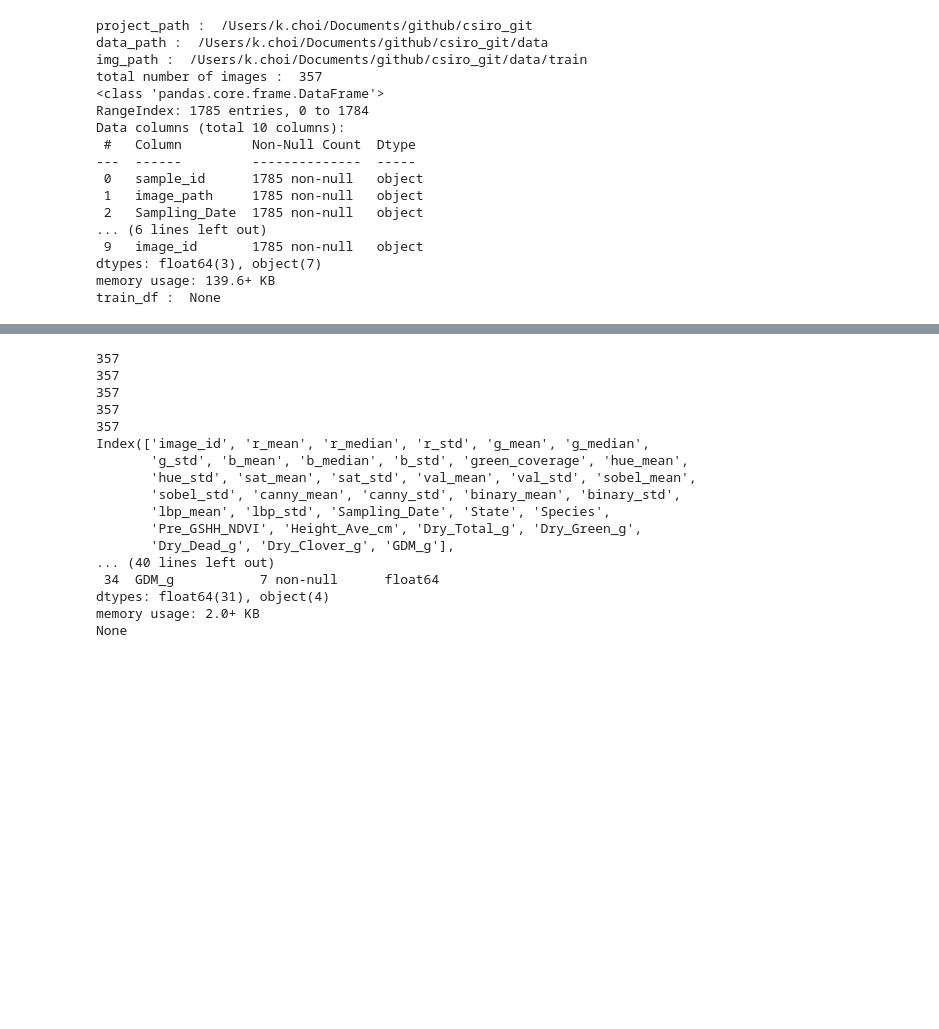
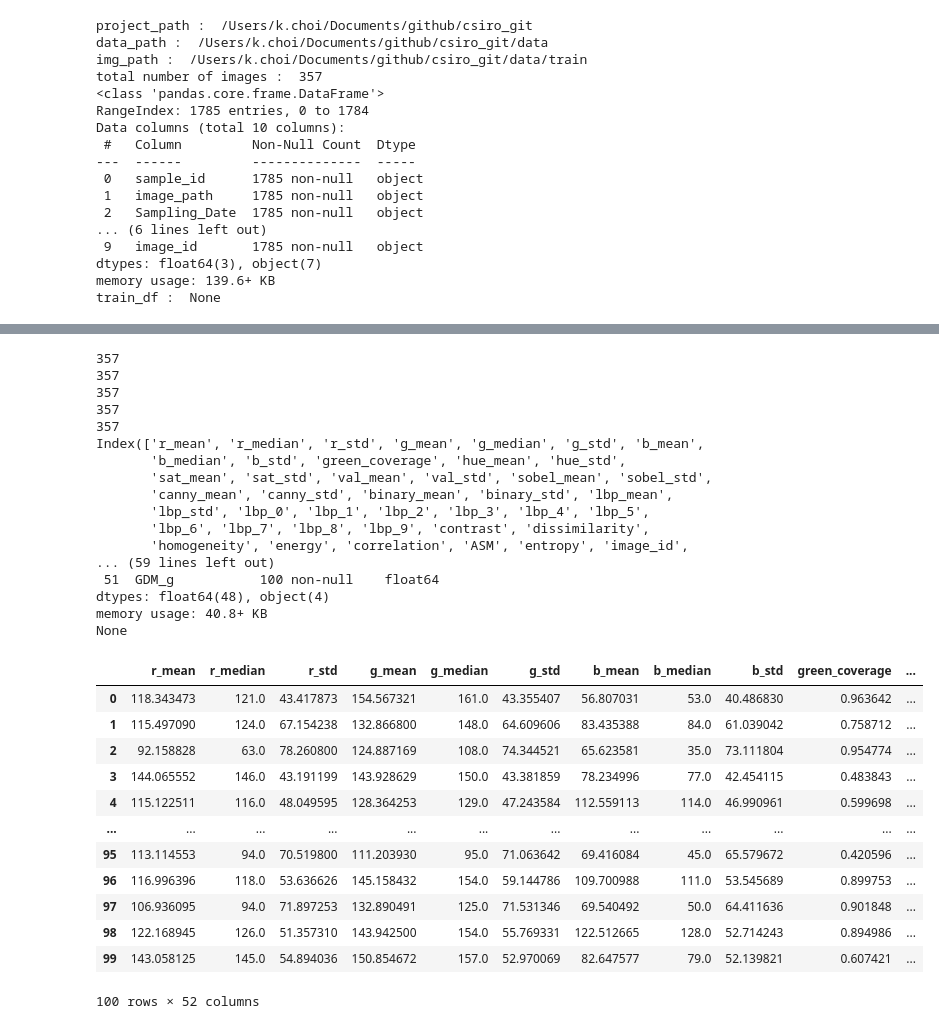
Before and after one commit to khchoi-physik/csiro_biomass, a Jupyter notebook: features_generate.ipynb, the cells around one changed output, grey strips where cells are left out. Drawn from its saved outputs; the diff is of its cells as text; code cells hidden in the pictures; blank space fills up the shorter version.

Commit message:
features extractions and coorelation

```diff
--- a/features_generate.ipynb
+++ b/features_generate.ipynb
@@ -56,9 +78,9 @@ def update_features(path_):
 
     all_features.update(get_rgb_hsv_features(path_))
     all_features.update(get_texture_features(path_))
+    all_features.update(get_glcm_features(path_))
 
     return all_features
-
 
 def get_rgb_hsv_features(path_):
     features = {}
@@ -87,7 +109,7 @@ def get_texture_features(path_):
     sobel_img   = get_sobel(gray_img)
     canny_img   = get_canny(gray_img)
     binary_img  = get_binary(gray_img)
-    lbp_img     = get_lbp(gray_img)
+    lbp_img     = get_lbp(resized_img(gray_img))
 
     features['sobel_mean']  = sobel_img.mean()
     features['sobel_std']   = sobel_img.std(); del sobel_img
@@ -99,9 +121,21 @@ def get_texture_features(path_):
     features['binary_std']  = binary_img.std(); del binary_img
 
     features['lbp_mean']    = lbp_img.mean()
-    features['lbp_std']     = lbp_img.std(); del lbp_img
+    features['lbp_std']     = lbp_img.std()
+
+    nbins       = int(np.unique(lbp_img.ravel()).max()) +1
+    lbp_hist, _ = np.histogram(lbp_img.ravel(), bins=nbins, range=(0, nbins), density=True) ; del lbp_img
+    lbp_list    = lbp_hist/lbp_hist.sum()
+    for i, vals in enumerate(lbp_list):
+        features[f'lbp_{i}'] = vals
 
     return features
+
+def get_glcm_features(path_):
+    gray_img = get_gray(path_)
+    features = get_glcm_prop(resized_img(gray_img))
+
+    return features
 # %%
 project_path = "/Users/k.choi/Documents/github/csiro_git"
 data_path   = os.path.join(project_path, "data")
@@ -151,13 +184,14 @@ for img_path in selected_img_path[:3]:
 # %%
+%%time
+
 features_list = []
 
-for img_path in tqdm(selected_img_path):
+for img_path in tqdm(selected_img_path, desc='features extraction in progress'):
 
     try:
         features = update_features(img_path)
 
         features['image_id'] = Path(img_path).stem
-
         features_list.append(features)
 
     except Exception as e:
@@ -165,5 +199,5 @@ for img_path in tqdm(selected_img_path):
         continue
 
 features_df = pd.DataFrame(features_list)
-cols = ['image_id'] + [ col for col in features_df.columns if col != 'image_id' ]
-features_df = features_df[cols]
+# cols = ['image_id'] + [ col for col in features_df.columns if col != 'image_id' ]
+# features_df = features_df[cols]
@@ -213,21 +254,39 @@ complete_df = pd.merge(complete_df, gdm_df, on='image_id')
 
 print(complete_df.columns)
 print(complete_df.info())
+
+complete_df.to_csv(os.path.join(project_path + '/stats', "complete_df.csv"), index=False)
 # %% [output]
 357
 357
 357
 357
 357
-Index(['image_id', 'r_mean', 'r_median', 'r_std', 'g_mean', 'g_median',
-       'g_std', 'b_mean', 'b_median', 'b_std', 'green_coverage', 'hue_mean',
-       'hue_std', 'sat_mean', 'sat_std', 'val_mean', 'val_std', 'sobel_mean',
-       'sobel_std', 'canny_mean', 'canny_std', 'binary_mean', 'binary_std',
-       'lbp_mean', 'lbp_std', 'Sampling_Date', 'State', 'Species',
-       'Pre_GSHH_NDVI', 'Height_Ave_cm', 'Dry_Total_g', 'Dry_Green_g',
-       'Dry_Dead_g', 'Dry_Clover_g', 'GDM_g'],
-... (40 lines left out)
- 34  GDM_g           7 non-null      float64
-dtypes: float64(31), object(4)
-memory usage: 2.0+ KB
+Index(['r_mean', 'r_median', 'r_std', 'g_mean', 'g_median', 'g_std', 'b_mean',
+       'b_median', 'b_std', 'green_coverage', 'hue_mean', 'hue_std',
+       'sat_mean', 'sat_std', 'val_mean', 'val_std', 'sobel_mean', 'sobel_std',
+       'canny_mean', 'canny_std', 'binary_mean', 'binary_std', 'lbp_mean',
+       'lbp_std', 'lbp_0', 'lbp_1', 'lbp_2', 'lbp_3', 'lbp_4', 'lbp_5',
+       'lbp_6', 'lbp_7', 'lbp_8', 'lbp_9', 'contrast', 'dissimilarity',
+       'homogeneity', 'energy', 'correlation', 'ASM', 'entropy', 'image_id',
+... (59 lines left out)
+ 51  GDM_g           100 non-null    float64
+dtypes: float64(48), object(4)
+memory usage: 40.8+ KB
 None
+# %%
+complete_df
+# %% [output]
+|  | r_mean | r_median | r_std | g_mean | g_median | g_std | b_mean | b_median | b_std | green_coverage | ... |
+| 0 | 118.343473 | 121.0 | 43.417873 | 154.567321 | 161.0 | 43.355407 | 56.807031 | 53.0 | 40.486830 | 0.963642 | ... |
+| 1 | 115.497090 | 124.0 | 67.154238 | 132.866800 | 148.0 | 64.609606 | 83.435388 | 84.0 | 61.039042 | 0.758712 | ... |
+| 2 | 92.158828 | 63.0 | 78.260800 | 124.887169 | 108.0 | 74.344521 | 65.623581 | 35.0 | 73.111804 | 0.954774 | ... |
+| 3 | 144.065552 | 146.0 | 43.191199 | 143.928629 | 150.0 | 43.381859 | 78.234996 | 77.0 | 42.454115 | 0.483843 | ... |
+| 4 | 115.122511 | 116.0 | 48.049595 | 128.364253 | 129.0 | 47.243584 | 112.559113 | 114.0 | 46.990961 | 0.599698 | ... |
+| ... | ... | ... | ... | ... | ... | ... | ... | ... | ... | ... | ... |
+| 95 | 113.114553 | 94.0 | 70.519800 | 111.203930 | 95.0 | 71.063642 | 69.416084 | 45.0 | 65.579672 | 0.420596 | ... |
+| 96 | 116.996396 | 118.0 | 53.636626 | 145.158432 | 154.0 | 59.144786 | 109.700988 | 111.0 | 53.545689 | 0.899753 | ... |
+| 97 | 106.936095 | 94.0 | 71.897253 | 132.890491 | 125.0 | 71.531346 | 69.540492 | 50.0 | 64.411636 | 0.901848 | ... |
+| 98 | 122.168945 | 126.0 | 51.357310 | 143.942500 | 154.0 | 55.769331 | 122.512665 | 128.0 | 52.714243 | 0.894986 | ... |
+| 99 | 143.058125 | 145.0 | 54.894036 | 150.854672 | 157.0 | 52.970069 | 82.647577 | 79.0 | 52.139821 | 0.607421 | ... |
+100 rows × 52 columns
```
Also changed, not shown: parts of 7 cells of this notebook, 2 other files.
